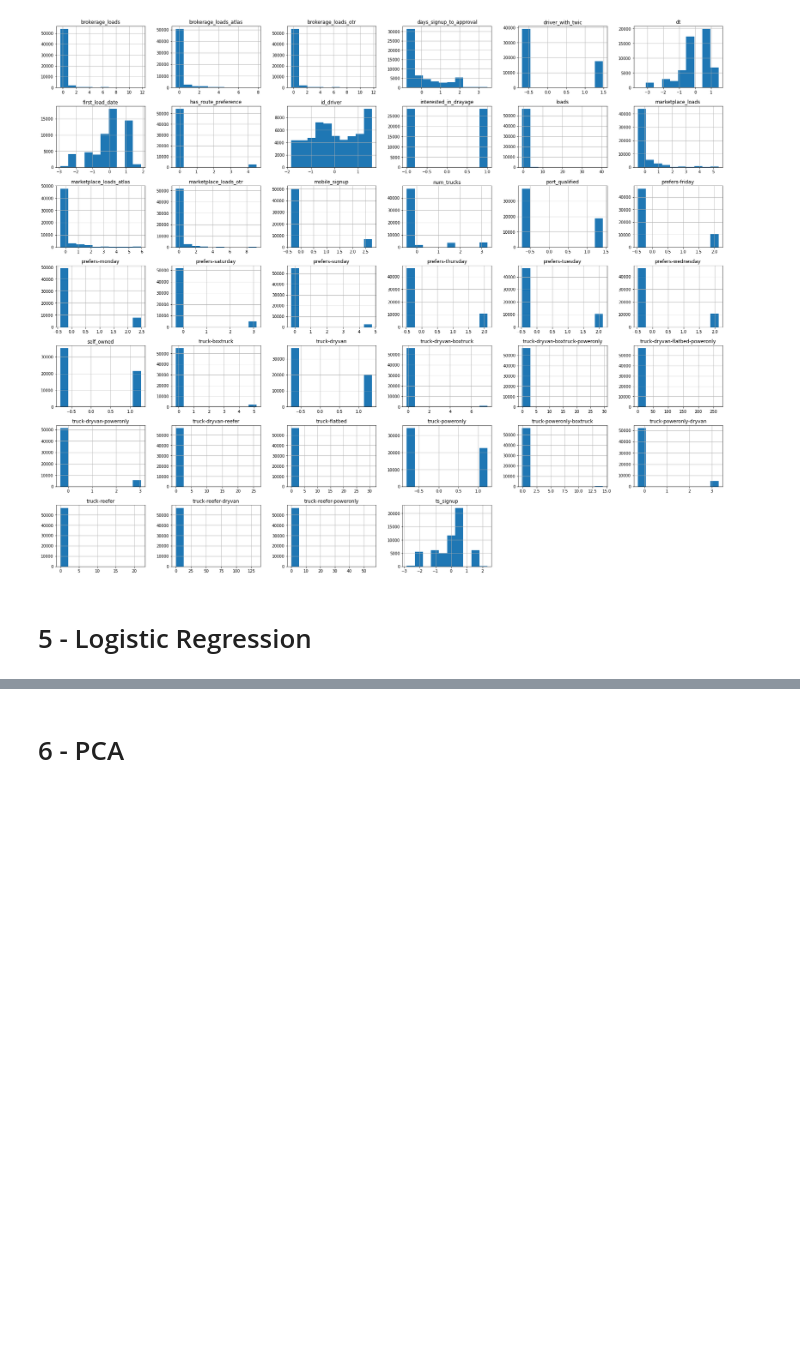
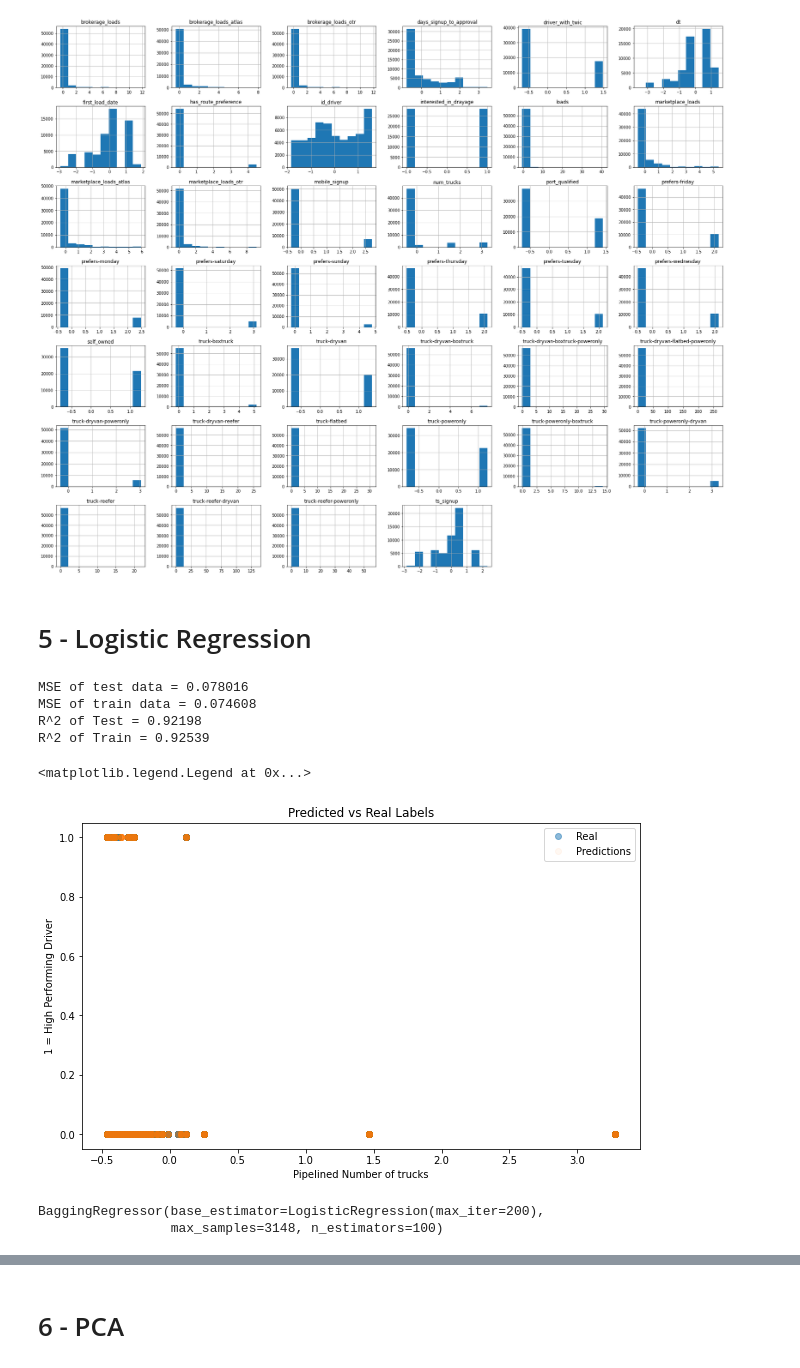
Before and after one commit to kpstesla/DSF_Project_3, a Jupyter notebook: data-pipeline.ipynb, the cells around one changed output, grey strips where cells are left out. Cells and saved outputs as stored; diff of their text form; code cells hidden in the pictures; blank space fills up the shorter version.

Commit message:
finish merging and running data-pipeline

```diff
--- a/data-pipeline.ipynb
+++ b/data-pipeline.ipynb
@@ -292,0 +298,42 @@ _ = X_train.hist(figsize=(30,25))
+# %%
+clf = LogisticRegression(max_iter=200)
+clf.fit(X_train, y_train)
+pred = clf.predict(X_test)
+
+# report scores
+r2_test = clf.score(X_test, y_test)
+r2_train = clf.score(X_train, y_train)
+mse_test = mean_squared_error(pred, y_test)
+mse_train = mean_squared_error(y_train, clf.predict(X_train))
+
+print(f'MSE of test data = {mse_test:.5}')
+print(f'MSE of train data = {mse_train:.5}')
+print(f'R^2 of Test = {r2_test:.5}')
+print(f'R^2 of Train = {r2_train:.5}')
+
+# plotting the y versus the predicted y
+fig, ax = plt.subplots(1,1, figsize=(10,6))
+ax.plot(X_test.num_trucks, y_test, 'o', label="Real", alpha=0.5)
+ax.plot(X_test.num_trucks, pred, 'o', label="Predictions", alpha=0.05)
+ax.set_xlabel("Pipelined Number of trucks")
+ax.set_ylabel("1 = High Performing Driver")
+ax.set_title("Predicted vs Real Labels")
+ax.legend()
+# %% [output]
+MSE of test data = 0.078016
+MSE of train data = 0.074608
+R^2 of Test = 0.92198
+R^2 of Train = 0.92539
+<matplotlib.legend.Legend at 0x...>
+[figure, added]
+# %%
+n_estimators = 100
+sample_size = 3148
+model = BaggingRegressor(LogisticRegression(max_iter=200),
+                         n_estimators=n_estimators,
+                         bootstrap=True, max_samples=sample_size)
+
+model.fit(X_train, y_train)
+# %% [output]
+BaggingRegressor(base_estimator=LogisticRegression(max_iter=200),
+                 max_samples=3148, n_estimators=100)
```
Also changed, not shown: parts of 12 cells of this notebook, 2 other files.
